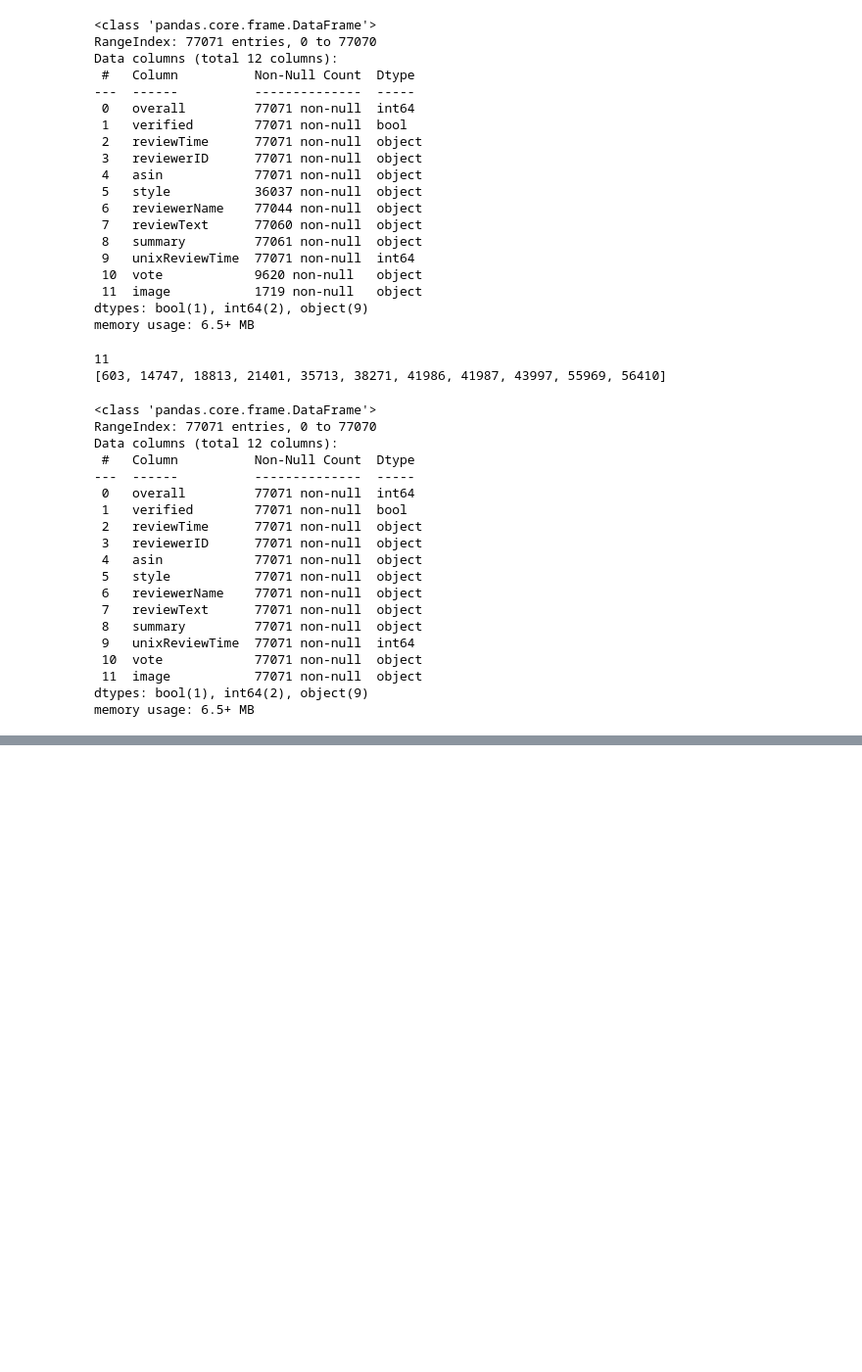
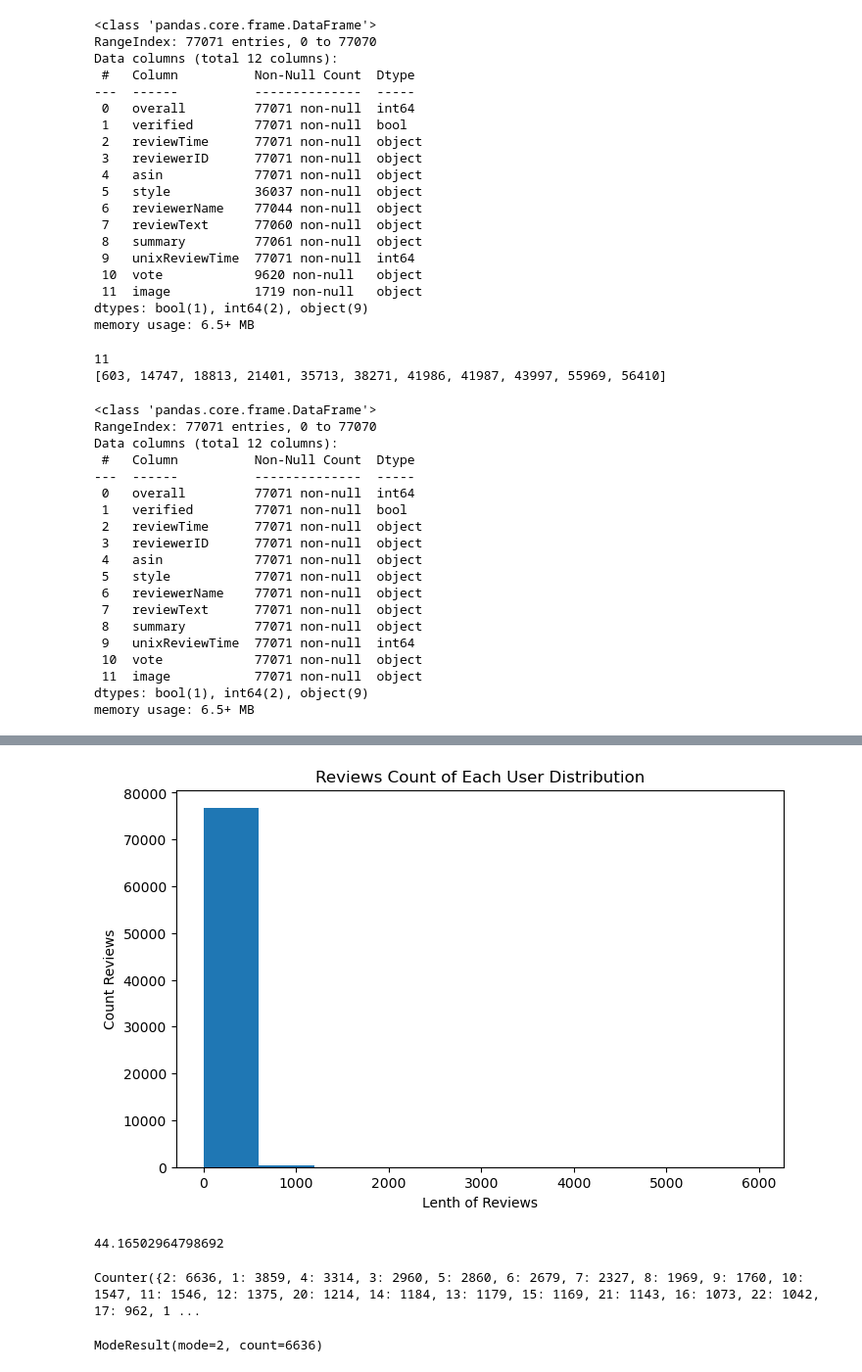
Before and after one commit to ruolan89/W25_COMP262_002_TeamGamma, a Jupyter notebook: Project_Phares1_TeamGamma.ipynb, the cells around one changed output, grey strips where cells are left out. Shown: that part at 98% size. Cells and saved outputs as stored; diff of their text form; code cells hidden in the pictures; blank space fills up the shorter version.

```diff
--- a/Project_Phares1_TeamGamma.ipynb
+++ b/Project_Phares1_TeamGamma.ipynb
@@ -239,2 +253,15 @@ plt.show()
 # %%
 # f. Analyze lengths
+# %%
+plt.figure(figsize=(8, 5))
+plt.hist(review_lenths)
+plt.xlabel('Lenth of Reviews')
+plt.ylabel('Count Reviews')
+plt.title('Reviews Count of Each User Distribution')
+plt.show()
+# %% [output]
+[figure, added]
+# %%
+np.mean(review_lenths)
+# %% [output]
+44.16502964798692
@@ -241,2 +270,12 @@ plt.show()
+# %%
+print(Counter(review_lenths))
+# %% [output]
+Counter({2: 6636, 1: 3859, 4: 3314, 3: 2960, 5: 2860, 6: 2679, 7: 2327, 8: 1969, 9: 1760, 10: 1547, 11: 1546, 12: 1375, 20: 1214, 14: 1184, 13: 1179, 15: 1169, 21: 1143, 16: 1073, 22: 1042, 17: 962, 1 ...
+# %%
+from scipy import stats
+
+stats.mode(review_lenths)
+# %% [output]
+ModeResult(mode=2, count=6636)
 # %%
 # g. Check for duplicates
```
Also changed, not shown: parts of 33 cells of this notebook.
